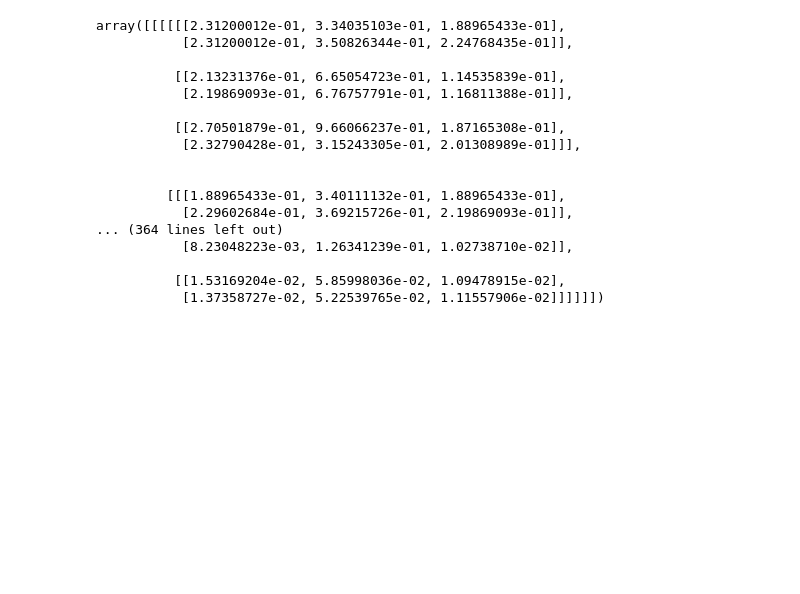
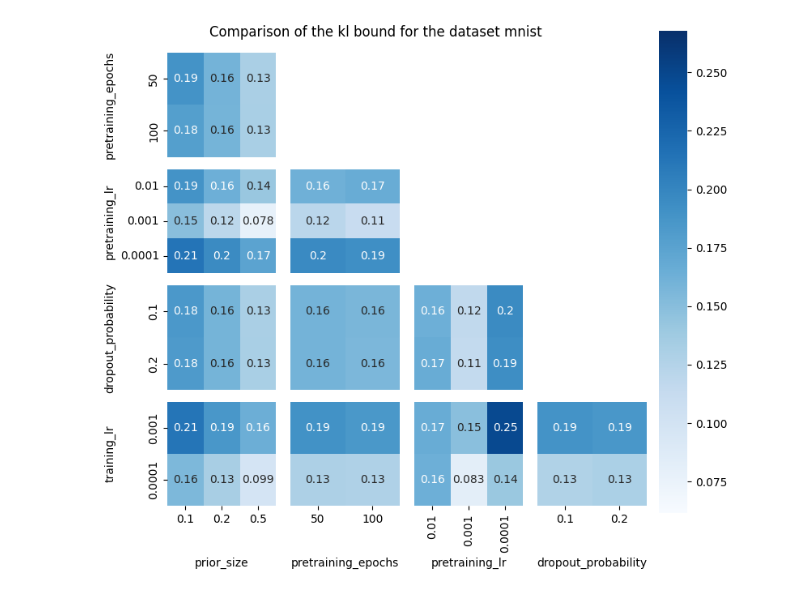
Before and after one commit to GRAAL-Research/pick-to-learn, a Jupyter notebook: results_multiclass_mnist.ipynb, the cells around one changed output. Drawn from its saved outputs; the diff is of its cells as text; code cells hidden in the pictures; blank space fills up the shorter version.

```diff
--- a/results_multiclass_mnist.ipynb
+++ b/results_multiclass_mnist.ipynb
@@ -132,20 +117,59 @@ plt.savefig(f"./results/{dataset}_comparison_of_bounds.jpg")
-# %%
-results_matrix[:,0,:,:,:,:,:]
-# %% [output]
-array([[[[[[2.31200012e-01, 3.34035103e-01, 1.88965433e-01],
-           [2.31200012e-01, 3.50826344e-01, 2.24768435e-01]],
-
-          [[2.13231376e-01, 6.65054723e-01, 1.14535839e-01],
-           [2.19869093e-01, 6.76757791e-01, 1.16811388e-01]],
-
-          [[2.70501879e-01, 9.66066237e-01, 1.87165308e-01],
-           [2.32790428e-01, 3.15243305e-01, 2.01308989e-01]]],
-
-
-         [[[1.88965433e-01, 3.40111132e-01, 1.88965433e-01],
-           [2.29602684e-01, 3.69215726e-01, 2.19869093e-01]],
-... (364 lines left out)
-           [8.23048223e-03, 1.26341239e-01, 1.02738710e-02]],
-
-          [[1.53169204e-02, 5.85998036e-02, 1.09478915e-02],
-           [1.37358727e-02, 5.22539765e-02, 1.11557906e-02]]]]]])
+# %%
+index = 0
+mean_arr = results_matrix.mean(1)[index]
+key_list = list(hps.keys())[1:]
+
+fig, axs = plt.subplots(4, 4, figsize=(7,7))
+for i in range(0,len(key_list)-1):
+    for j in range(i+1,len(key_list)-1):
+        fig.delaxes(axs[i, j])
+
+fig.subplots_adjust(right=0.8)
+
+cmap = 'Blues'
+vmax = mean_arr.max()
+vmin = mean_arr.min()
+
+for i in range(0,len(key_list)-1):
+    for j in range(i+1,len(key_list)):
+        index_list = list(range(len(key_list)))
+        index_list.remove(i)
+        index_list.remove(j)
+        index_list = index_list[::-1]
+        new_arr = mean_arr.mean(index_list[0])
+        for k in range(1,len(index_list)):
+            new_arr = new_arr.mean(index_list[k])
+        df = pd.DataFrame(new_arr.T, index=hps[key_list[j]], columns=hps[key_list[i]])
+        if i != 0:
+            yticklabels = False
+        else:
+            yticklabels = True
+            axs[j-1,i].set(xlabel=key_list[j])
+        if j+1 != len(key_list):
+            xticklabels = False
+        else:
+            xticklabels = True
+            axs[j-1,i].set(ylabel=key_list[i])
+
+        if j == 1 and i == 0:
+            cbar_ax = fig.add_axes([1, 0.12, 0.05, 0.85])
+            cbar = True
+        else:
+            cbar_ax = None
+            cbar = False
+
+        sn.heatmap(df, annot=True, ax=axs[j-1,i], cbar=cbar, vmin=vmin, vmax=vmax,
+                cmap=cmap, xticklabels=xticklabels, yticklabels=yticklabels, cbar_ax=cbar_ax)
+        if j+1 == len(key_list):
+            axs[j-1, i].set(xlabel=key_list[i])
+        if i == 0:
+            axs[j-1, i].set(ylabel=key_list[j])
+
+fig.suptitle(f"Comparison of the {values_to_fetch[index].replace("_", " ")} for the dataset {dataset}")
+# # Layout so plots do not overlap
+fig.tight_layout()
+fig.align_labels()
+
+plt.savefig(f"./results/mnist/{dataset}_{values_to_fetch[index]}_{"ignore_lr_" if ignore_lr else ""}heatmaps.jpg",bbox_inches='tight')
+# %% [output]
+[figure, added]
```
Also changed, not shown: parts of 9 cells of this notebook, 3 other files.
